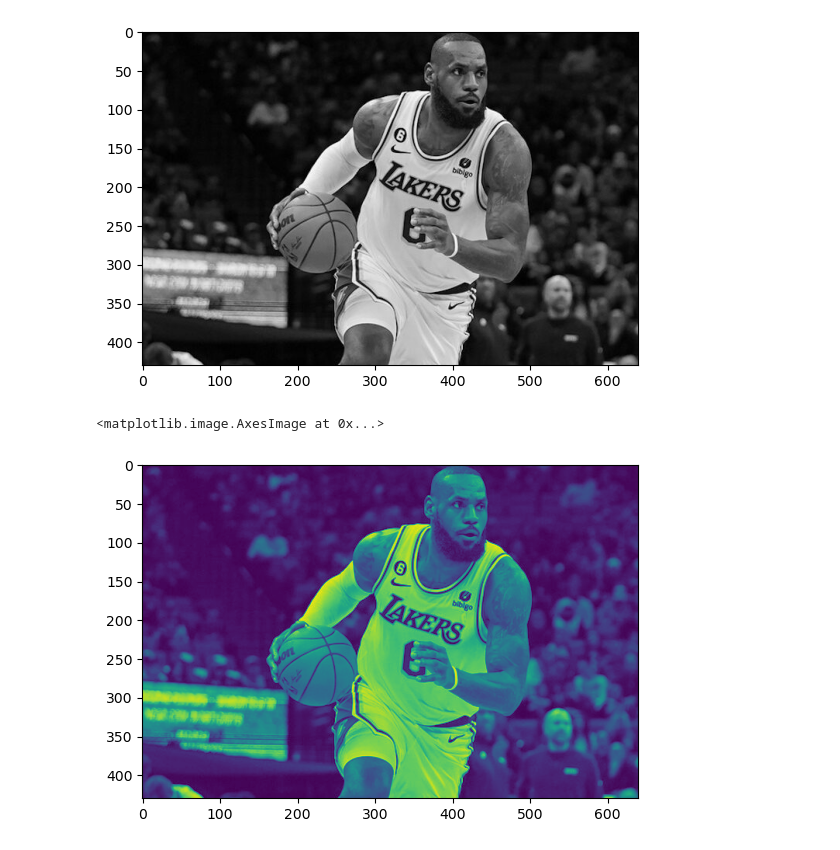
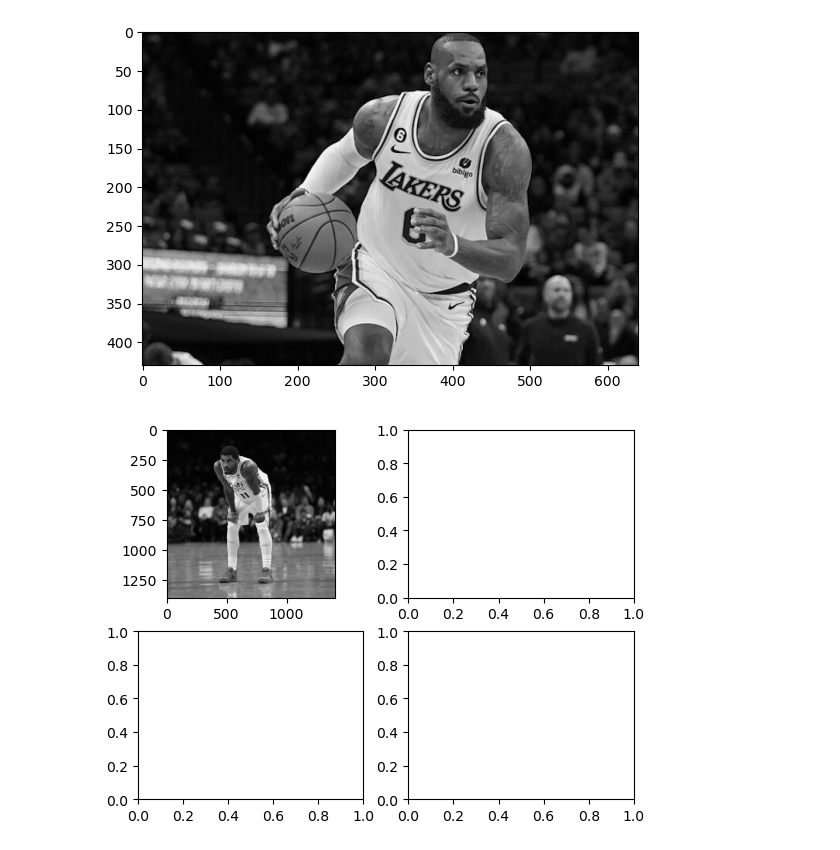
Before and after one commit to saeed357889/Hybrid-Image-Generator, a Jupyter notebook: Final saeed.ipynb, the cells around one changed output. Saved outputs shown, nothing was run; the diff lists cells and outputs as text; code cells hidden in the pictures.

Commit message:
added images to array

```diff
--- a/Final saeed.ipynb
+++ b/Final saeed.ipynb
@@ -3,7 +3,7 @@ import cv2
 # %%
 import matplotlib.pyplot as plt
 # %%
-img = cv2.imread("C:/Users/PLUS II/OneDrive/Desktop/Hybrid-Image-Generator/Lebronpic.jpg",  cv2.IMREAD_GRAYSCALE)
+img = cv2.imread("C:/Users/PLUS II/OneDrive/Desktop/Hybrid-Image-Generator/Image3.jpg", cv2.IMREAD_GRAYSCALE)
 # %%
 f,a = plt.subplots(1,1)
 a.imshow(img, cmap='gray')
@@ -16,6 +13,14 @@ cv2.imshow('Grayscale', grayscale)
-# %%
-f,a = plt.subplots(1,1)
-a.imshow(grayscale)
-# %% [output]
-<matplotlib.image.AxesImage at 0x...>
-[figure, removed]
+# %%
+Image=[]
+for i in range(1,5):
+    img = cv2.imread(f'image{i}.jpg', cv2.IMREAD_GRAYSCALE)
+    Image.append(img)
+# %%
+f,a = plt.subplots(2,2)
+a[0,0].imshow(Image[0], cmap='gray')
+a[0,1].imshow(Image[1], cmap='gray')
+a[0,0].imshow(Image[0], cmap='gray')
+a[0,0].imshow(Image[0], cmap='gray')
+plt.show()
+# %% [output]
+[figure, added]
```
Also changed, not shown: parts of 1 cell of this notebook, 4 other files.
